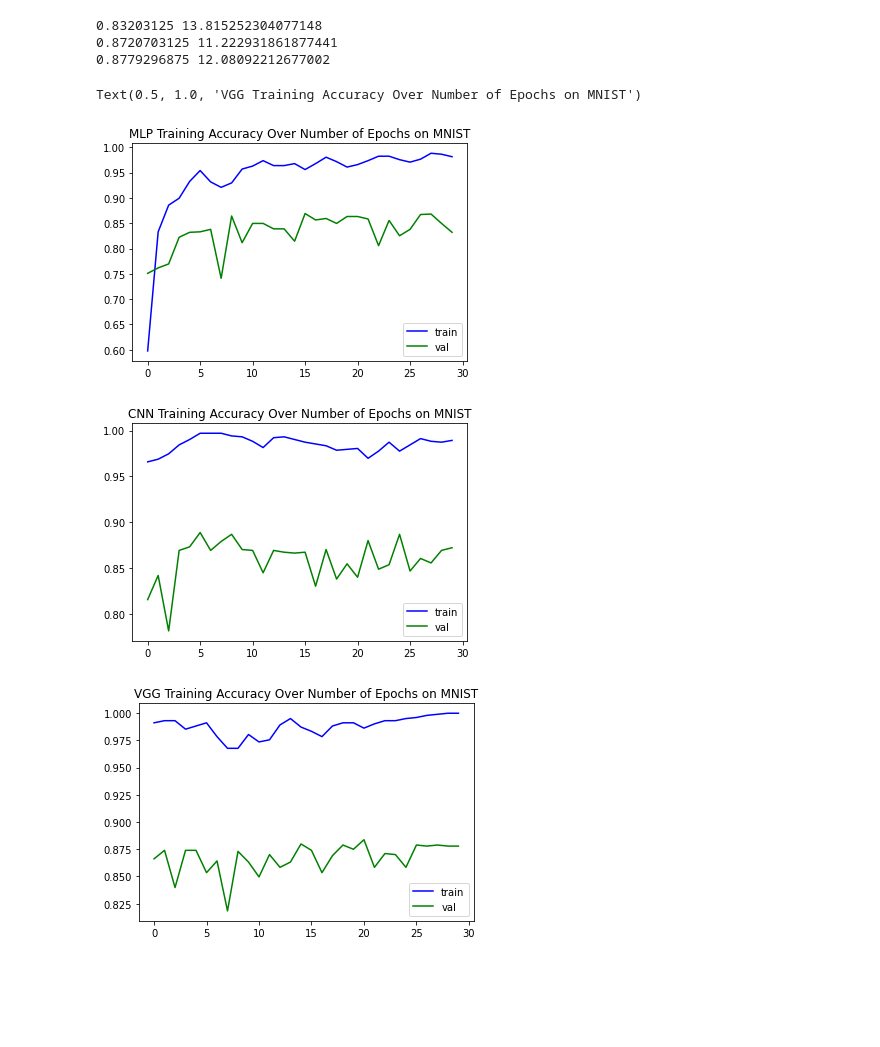
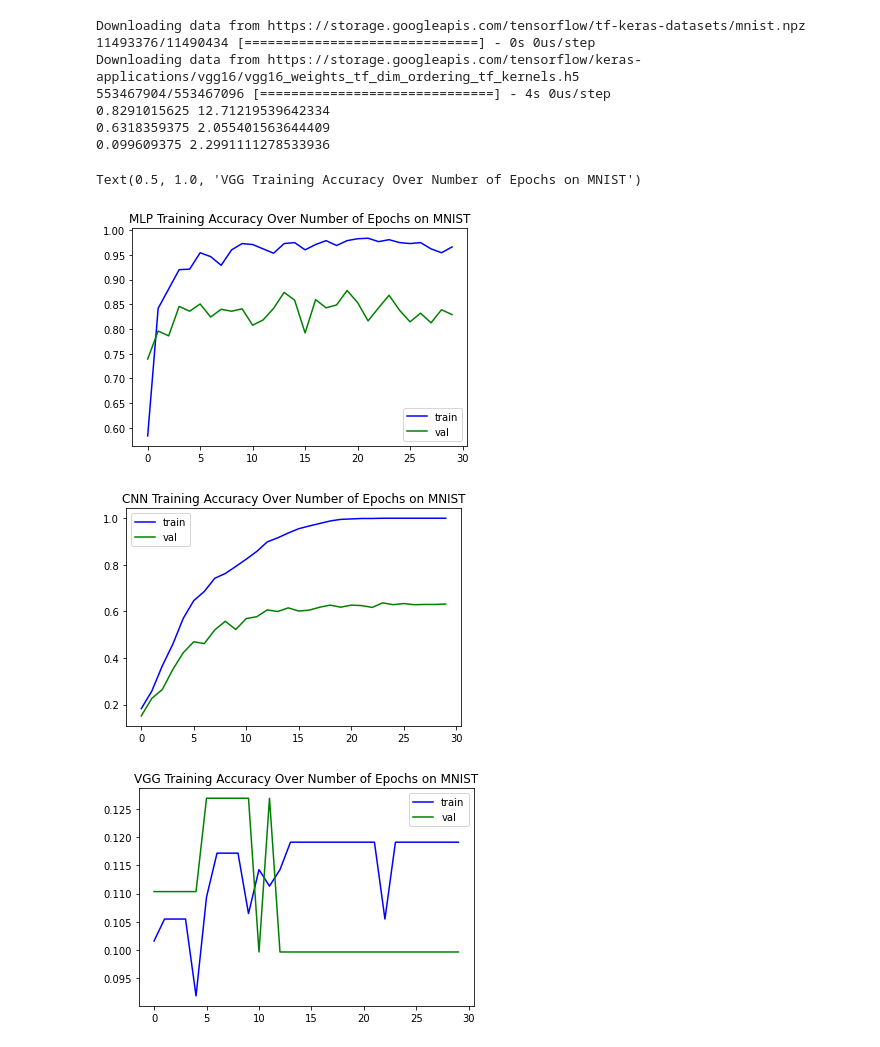
Before and after one commit to rachakondasumithsai/MLP_CNN_VGG16, a Jupyter notebook: MLP_CNN_VGG16.ipynb, the cells around one changed output. Saved outputs shown, nothing was run; the diff lists cells and outputs as text; code cells hidden in the pictures; blank space fills up the shorter version.

```diff
--- a/MLP_CNN_VGG16.ipynb
+++ b/MLP_CNN_VGG16.ipynb
@@ -78,38 +78,42 @@ vgg_model = tf.keras.Sequential([
     base_model,
     Dense(10, activation="softmax")
     ])
 
 for layer in vgg_model.layers[:-3]:
    layer.trainable = False
 
 mlp_model.compile(optimizer=Adam(learning_rate=lr_1), loss='categorical_crossentropy', metrics=['accuracy'])
 cnn_model.compile(optimizer=Adam(learning_rate=lr_2), loss='categorical_crossentropy', metrics=['accuracy'])
 vgg_model.compile(optimizer=Adam(learning_rate=lr_3), loss='categorical_crossentropy', metrics=['accuracy'])
 
 mlp_hist = train_hist(mlp_model, x_train_z, y_train_oh, x_test_z, y_test_oh, epochs=epochs)
-cnn_hist = train_hist(mlp_model, x_train_z, y_train_oh, x_test_z, y_test_oh, epochs=epochs)
-vgg_hist = train_hist(mlp_model, x_train_z, y_train_oh, x_test_z, y_test_oh, epochs=epochs)
+cnn_hist = train_hist(cnn_model, x_train_z, y_train_oh, x_test_z, y_test_oh, epochs=epochs)
+vgg_hist = train_hist(vgg_model, x_train_z, y_train_oh, x_test_z, y_test_oh, epochs=epochs)
 
 print( mlp_hist["val_accuracy"][-1], mlp_hist["val_loss"][-1])
 print( cnn_hist["val_accuracy"][-1], cnn_hist["val_loss"][-1])
 print( vgg_hist["val_accuracy"][-1], vgg_hist["val_loss"][-1])
 
 mlp_acc, mlp_v_acc = mlp_hist["accuracy"], mlp_hist["val_accuracy"]
 plot_figures(x_epochs, mlp_acc, mlp_v_acc)
 plt.title("MLP Training Accuracy Over Number of Epochs on MNIST")
 
 cnn_acc, cnn_v_acc = cnn_hist["accuracy"], cnn_hist["val_accuracy"]
 plot_figures(x_epochs, cnn_acc, cnn_v_acc)
 plt.title("CNN Training Accuracy Over Number of Epochs on MNIST")
 
 vgg_acc, vgg_v_acc = vgg_hist["accuracy"], vgg_hist["val_accuracy"]
 plot_figures(x_epochs, vgg_acc, vgg_v_acc)
 plt.title("VGG Training Accuracy Over Number of Epochs on MNIST")
 # %% [output]
-0.83203125 13.815252304077148
-0.8720703125 11.222931861877441
-0.8779296875 12.08092212677002
+Downloading data from https://storage.googleapis.com/tensorflow/tf-keras-datasets/mnist.npz
+11493376/11490434 [==============================] - 0s 0us/step
+Downloading data from https://storage.googleapis.com/tensorflow/keras-applications/vgg16/vgg16_weights_tf_dim_ordering_tf_kernels.h5
+553467904/553467096 [==============================] - 4s 0us/step
+0.8291015625 12.71219539642334
+0.6318359375 2.055401563644409
+0.099609375 2.2991111278533936
 Text(0.5, 1.0, 'VGG Training Accuracy Over Number of Epochs on MNIST')
-[figure, old version]
+[figure, new version]
-[figure, old version]
+[figure, new version]
-[figure, old version]
+[figure, new version]
```
